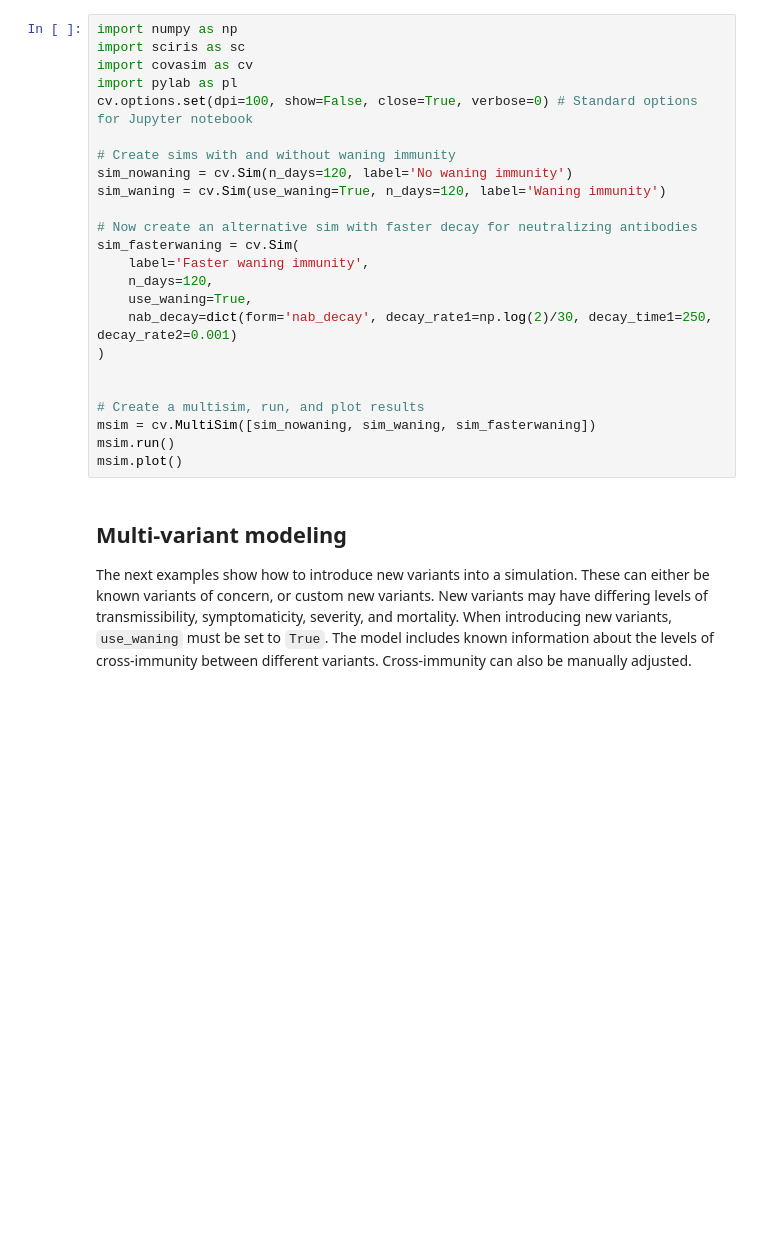
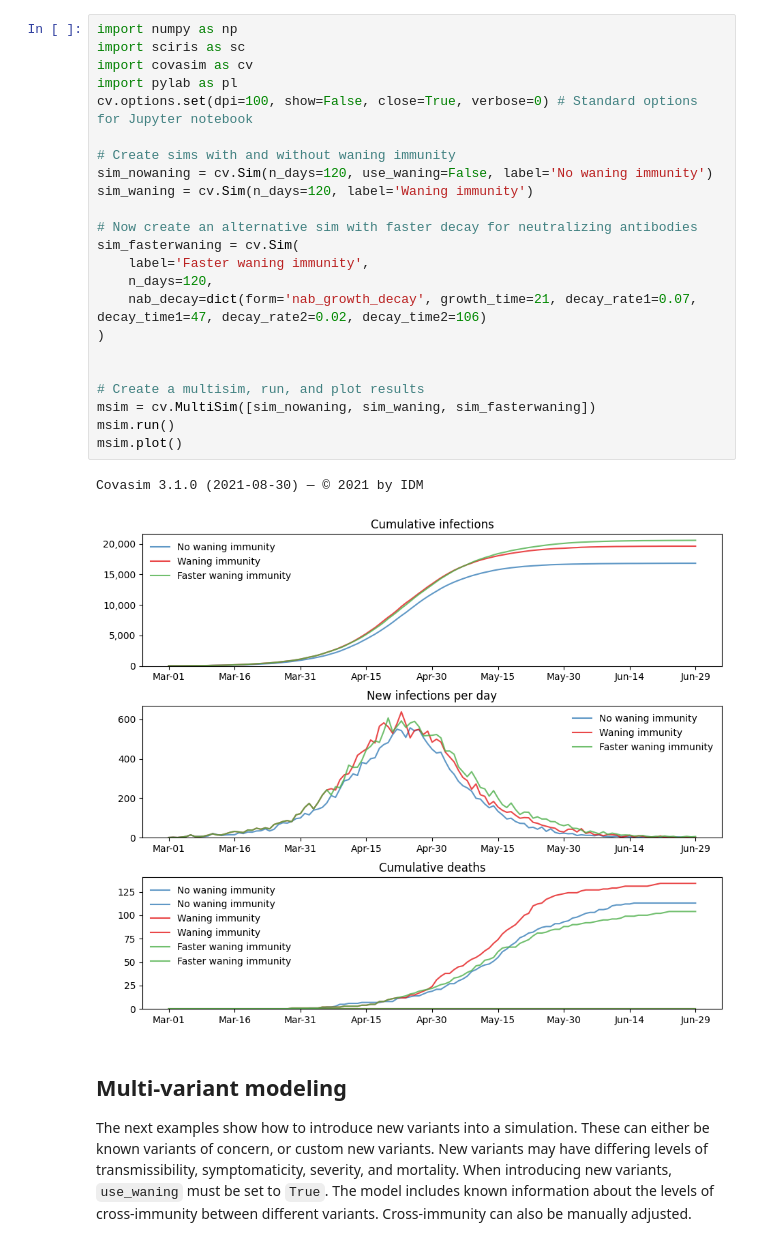
Before and after one commit to InstituteforDiseaseModeling/covasim, a Jupyter notebook: docs/tutorials/tut_immunity.ipynb, the cells around one changed output. Saved outputs shown, nothing was run; the diff lists cells and outputs as text; blank space fills up the shorter version.

Commit message:
updated tutorial for immunity/vaccines per https://github.com/amath-idm/covasim/issues/1158

```diff
--- a/docs/tutorials/tut_immunity.ipynb
+++ b/docs/tutorials/tut_immunity.ipynb
@@ -13,27 +12,29 @@ The following example creates simulations without waning immunity (the default),
 # %%
 import numpy as np
 import sciris as sc
 import covasim as cv
 import pylab as pl
 cv.options.set(dpi=100, show=False, close=True, verbose=0) # Standard options for Jupyter notebook
 
 # Create sims with and without waning immunity
-sim_nowaning = cv.Sim(n_days=120, label='No waning immunity')
-sim_waning = cv.Sim(use_waning=True, n_days=120, label='Waning immunity')
+sim_nowaning = cv.Sim(n_days=120, use_waning=False, label='No waning immunity')
+sim_waning = cv.Sim(n_days=120, label='Waning immunity')
 
 # Now create an alternative sim with faster decay for neutralizing antibodies
 sim_fasterwaning = cv.Sim(
     label='Faster waning immunity',
     n_days=120,
-    use_waning=True,
-    nab_decay=dict(form='nab_decay', decay_rate1=np.log(2)/30, decay_time1=250, decay_rate2=0.001)
+    nab_decay=dict(form='nab_growth_decay', growth_time=21, decay_rate1=0.07, decay_time1=47, decay_rate2=0.02, decay_time2=106)
 )
 
 
 # Create a multisim, run, and plot results
 msim = cv.MultiSim([sim_nowaning, sim_waning, sim_fasterwaning])
 msim.run()
 msim.plot()
+# %% [output]
+Covasim 3.1.0 (2021-08-30) — © 2021 by IDM
+[figure, added]
 # %% [markdown]
 ## Multi-variant modeling
 
```
Also changed, not shown: parts of 5 cells of this notebook.
